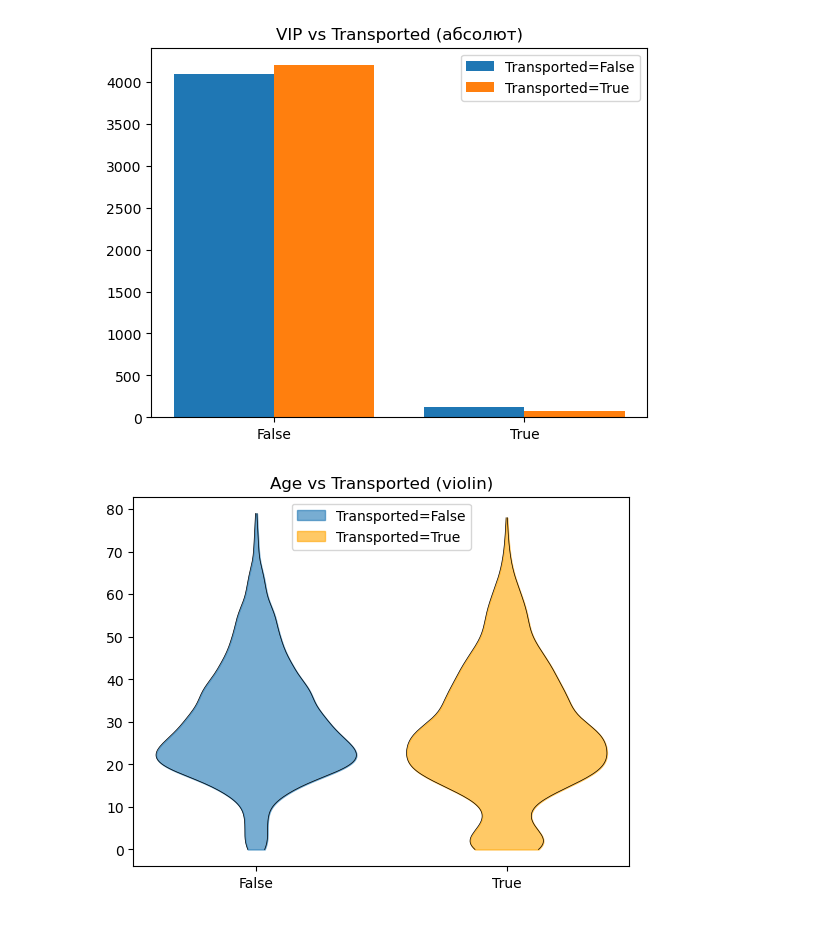
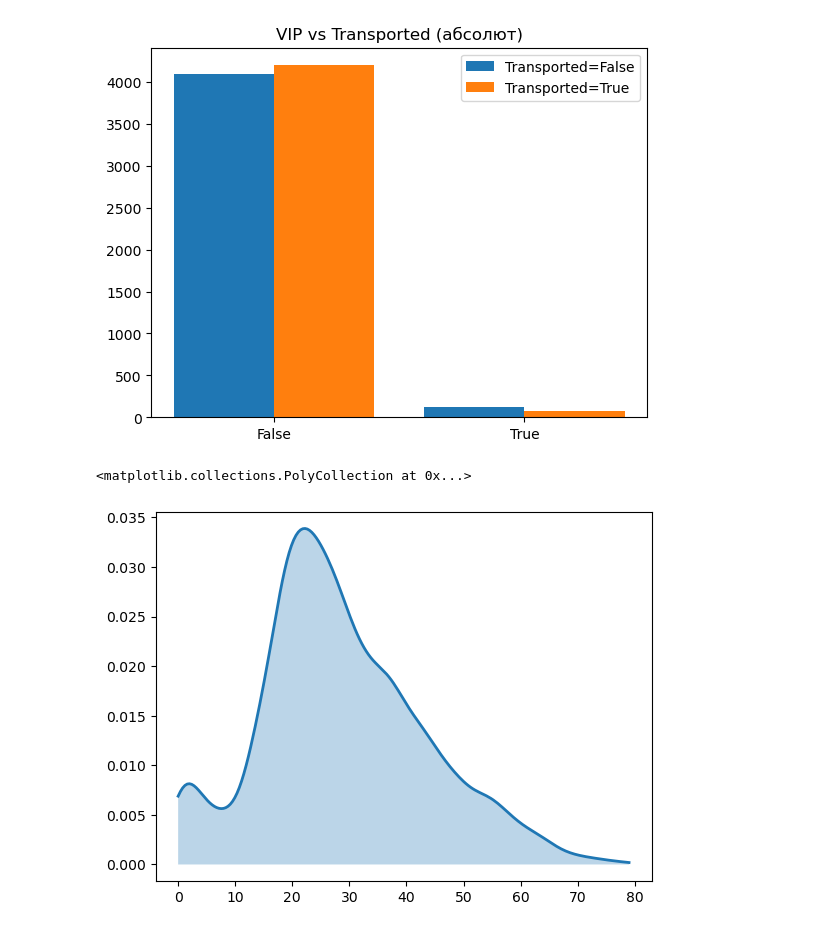
Before and after one commit to folkstay/Spaceship, a Jupyter notebook: SpaceShip.ipynb, the cells around one changed output. Drawn from its saved outputs; the diff is of its cells as text; code cells hidden in the pictures.

```diff
--- a/SpaceShip.ipynb
+++ b/SpaceShip.ipynb
@@ -108,23 +108,15 @@ plt.show()
 #Вывод: Очень слабо влияет
 # %% [output]
 [figure]
-# %%
-from scipy.stats import gaussian_kde
-
-for val, color in [(False, "C0"), (True, "orange")]:
-    subset = df[df["Transported"] == val]["Age"].dropna()
-    kde = gaussian_kde(subset)
-    x = np.linspace(subset.min(), subset.max(), 200)
-    y = kde(x)
-    y = y / y.max() * 0.4
-    plt.fill_betweenx(x, -y + (0 if val == False else 1), y + (0 if val == False else 1),
-                      alpha=0.6, color=color, label=f"Transported={val}")
-    plt.plot(y + (0 if val == False else 1), x, color="black", linewidth=0.5)
-    plt.plot(-y + (0 if val == False else 1), x, color="black", linewidth=0.5)
-
-plt.xticks([0, 1], ["False", "True"])
-plt.title("Age vs Transported (violin)")
-plt.legend()
-plt.show()
-# %% [output]
-[figure, removed]
+# %%
+from scipy.stats import gaussian_kde
+import numpy as np
+
+data = df["Age"].dropna()
+kde = gaussian_kde(data)
+x = np.linspace(data.min(), data.max(), 200)
+plt.plot(x, kde(x), linewidth=2)
+plt.fill_between(x, kde(x), alpha=0.3)
+# %% [output]
+<matplotlib.collections.PolyCollection at 0x...>
+[figure, added]
```
Also changed, not shown: parts of 4 cells of this notebook.
